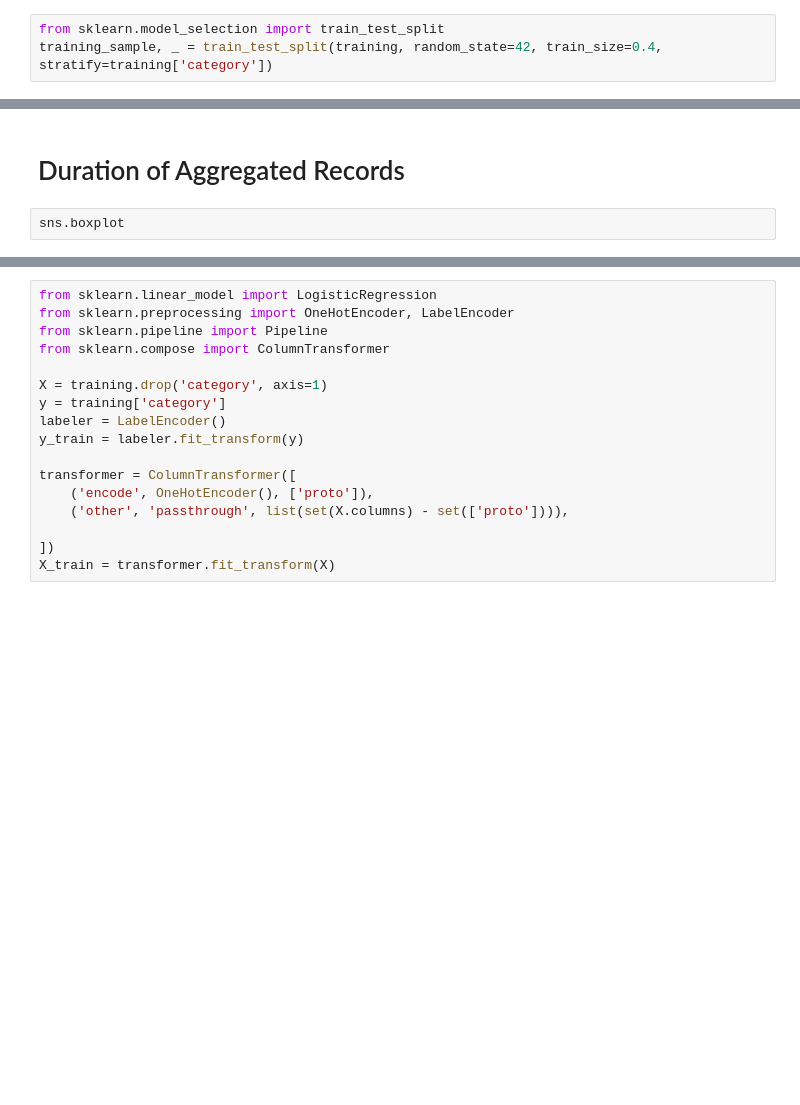
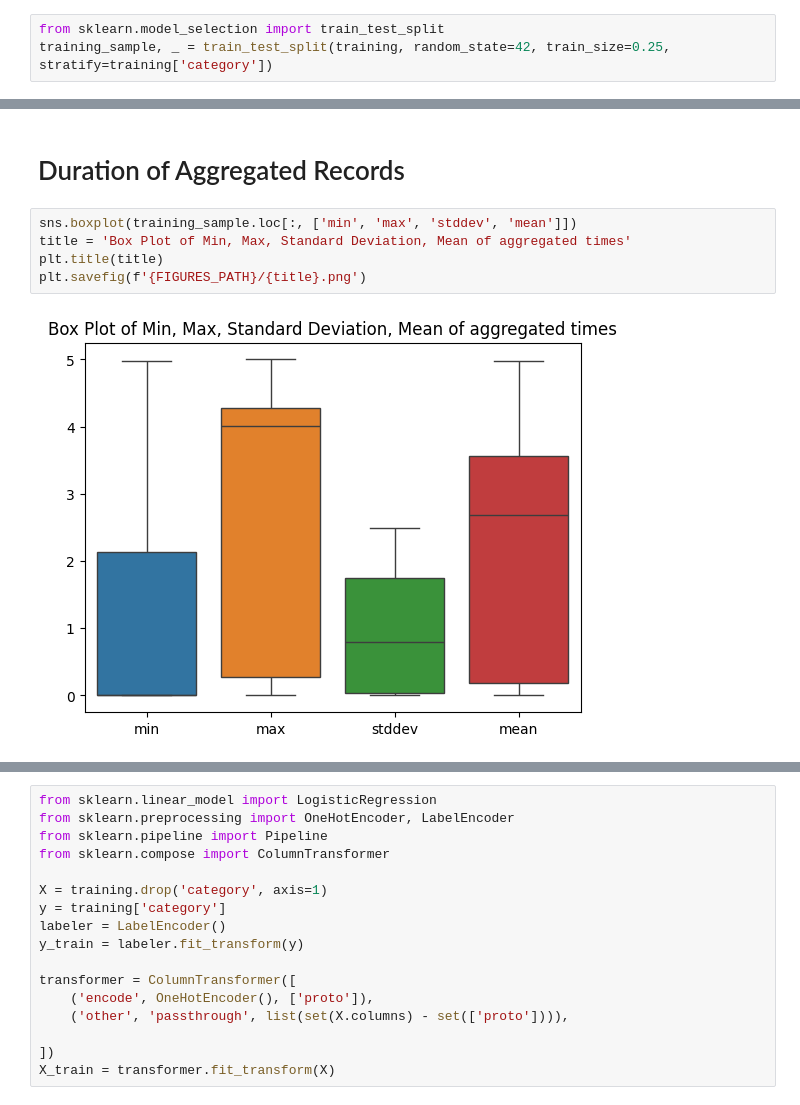
Before and after one commit to merzouka/bds.ml, a Jupyter notebook: eda/eda.ipynb, the cells around one changed output, grey strips where cells are left out. Cells and saved outputs as stored; diff of their text form; blank space fills up the shorter version.

Commit message:
Studying box plot of aggregated time variables

```diff
--- a/eda/eda.ipynb
+++ b/eda/eda.ipynb
@@ -245,4 +245,4 @@ plt.savefig(f'{FIGURES_PATH}/Scatter plots of srate to drate per category.png')
 - **Linear Relationships:** `Reconnaissance` and `Theft` attacks seem to exihibit a linear relationship between `srate` and `drate`
 # %%
 from sklearn.model_selection import train_test_split
-training_sample, _ = train_test_split(training, random_state=42, train_size=0.4, stratify=training['category'])
+training_sample, _ = train_test_split(training, random_state=42, train_size=0.25, stratify=training['category'])
@@ -254,4 +279,9 @@ plt.savefig(f'{FIGURE_PATH}/{title}.png')
 # %% [markdown]
 # Duration of Aggregated Records
 # %%
-sns.boxplot
+sns.boxplot(training_sample.loc[:, ['min', 'max', 'stddev', 'mean']])
+title = 'Box Plot of Min, Max, Standard Deviation, Mean of aggregated times'
+plt.title(title)
+plt.savefig(f'{FIGURES_PATH}/{title}.png')
+# %% [output]
+[figure, added]
```
Also changed, not shown: parts of 6 cells of this notebook.
